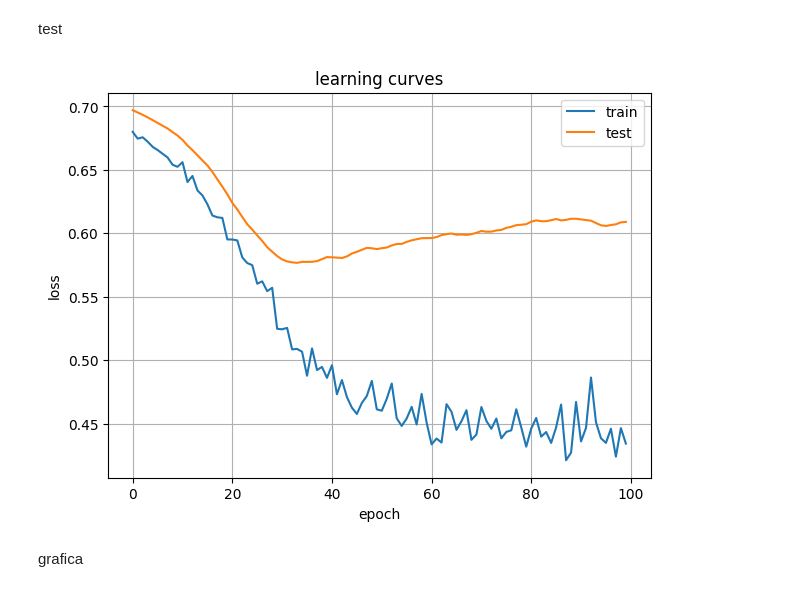
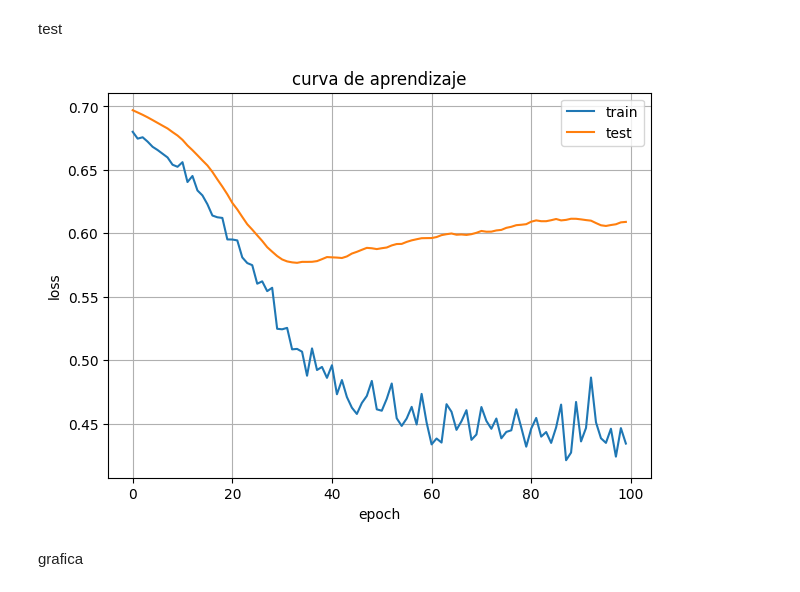
Before and after one commit to Gibonn24/Fundamentos-de-sistemas-Electr-nicos, a Jupyter notebook: ex_entrega_avaliacao_2026/ex_entrega_avaliacao_2026.ipynb, the cells around one changed output. Saved outputs shown, nothing was run; the diff lists cells and outputs as text; code cells hidden in the pictures.

```diff
--- a/ex_entrega_avaliacao_2026/ex_entrega_avaliacao_2026.ipynb
+++ b/ex_entrega_avaliacao_2026/ex_entrega_avaliacao_2026.ipynb
@@ -458,35 +458,35 @@ test
 plt.figure(figsize=(7,5))
 
 plt.plot(losses)
 plt.plot(test_losses)
 
 plt.xlabel("epoch")
 plt.ylabel("loss")
 
 plt.legend(["train","test"])
 
-plt.title("learning curves")
+plt.title("curva de aprendizaje")
 
 plt.grid()
 
 plt.show()
 
 
 model.load_state_dict(
     torch.load("best_model_extra.pth")
 )
 
 model.eval()
 
 with torch.no_grad():
 
     y_pred=model(X_test.to(device=device))
 
     y_pred=torch.argmax(y_pred,dim=1)
 
     y_pred=y_pred.cpu().numpy()
 # %% [output]
-[figure, old version]
+[figure, new version]
 # %% [markdown]
 grafica
 # %%
```
Also changed, not shown: parts of 3 cells of this notebook.
